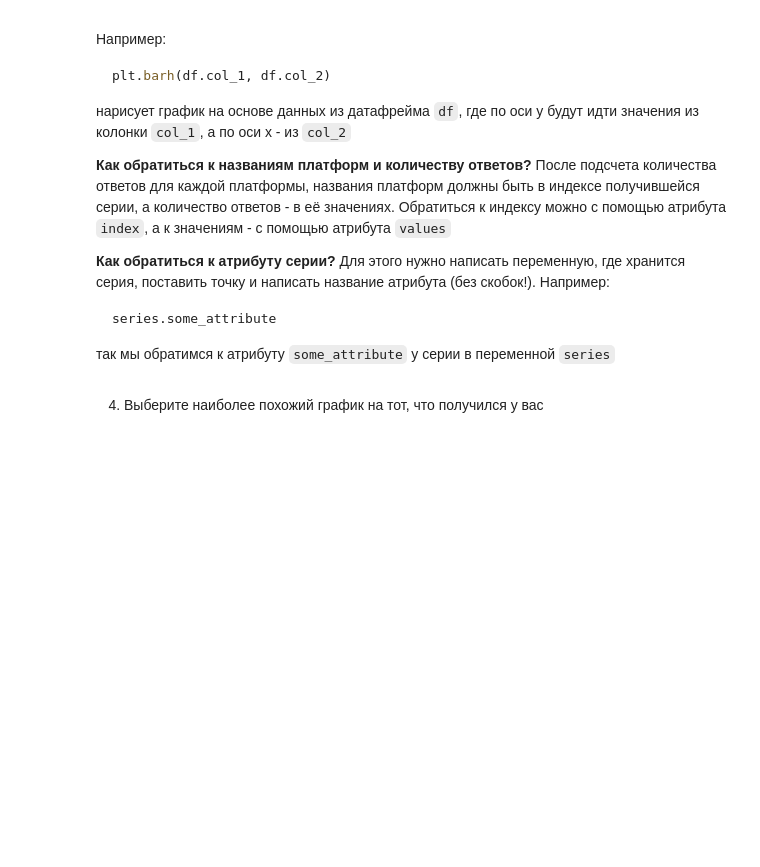
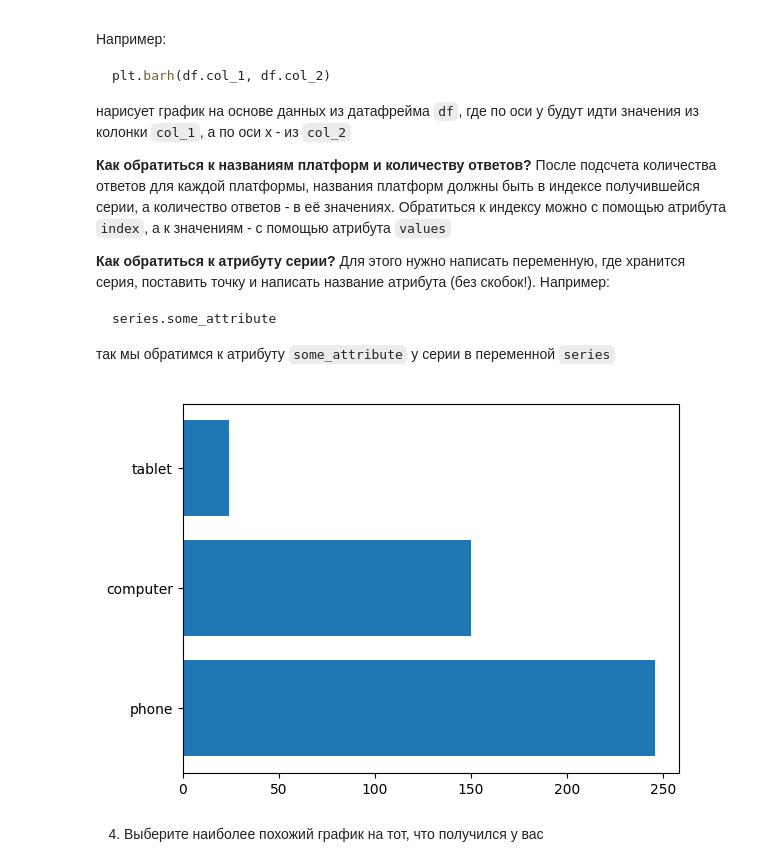
Before and after one commit to mergenva/karpov, a Jupyter notebook: Lesson_2_pandas/3_task/3_advanced_calculations_and_visualization_Homework.ipynb, the cells around one changed output. Drawn from its saved outputs; the diff is of its cells as text; code cells hidden in the pictures; folded sections open; blank space fills up the shorter version.

Commit message:
3_advanced_calculations_and_visualization. 6 step completed.

```diff
--- a/Lesson_2_pandas/3_task/3_advanced_calculations_and_visualization_Homework.ipynb
+++ b/Lesson_2_pandas/3_task/3_advanced_calculations_and_visualization_Homework.ipynb
@@ -656,0 +655,7 @@ df.column_name.some_method()
+# %%
+# Ваш код здесь
+
+merged_user_data_logs = user_data.merge(logs, on='client', how='inner') \
+    .query('premium == True') \
+    .platform \
+    .value_counts()
@@ -695,6 +710,11 @@ series.some_attribute
 </details>
 # %%
 # Ваш код здесь
+
+plt.barh(merged_user_data_logs.index, merged_user_data_logs.values)
+plt.show()
+# %% [output]
+[figure, added]
 # %% [markdown]
 4. Выберите наиболее похожий график на тот, что получился у вас
 # %% [markdown]
```
Also changed, not shown: parts of 3 cells of this notebook.
